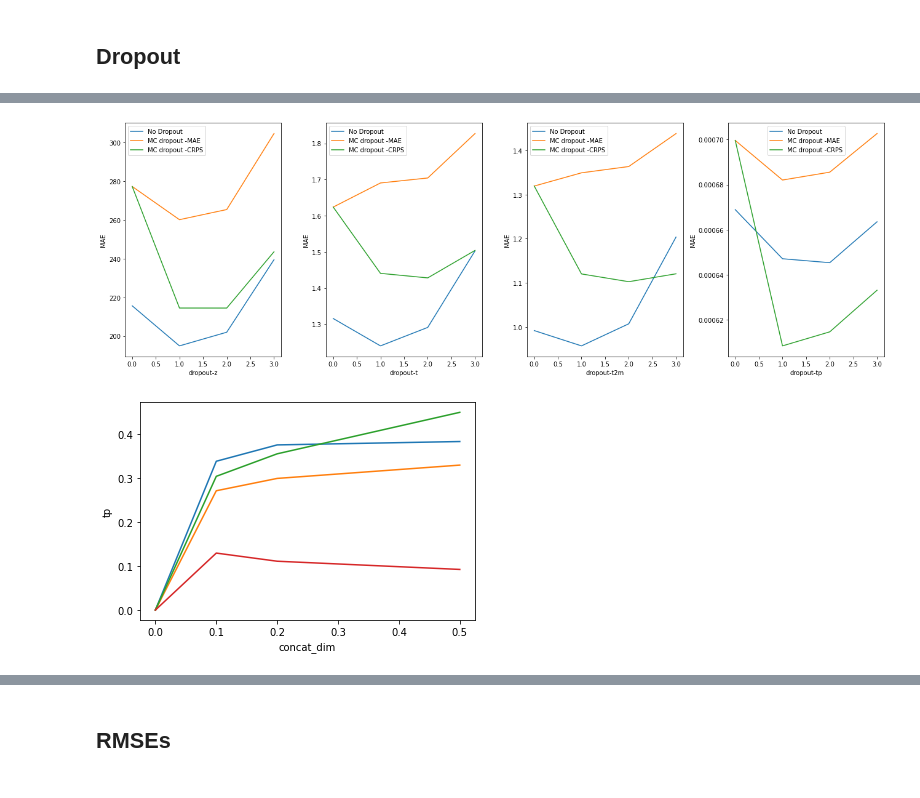
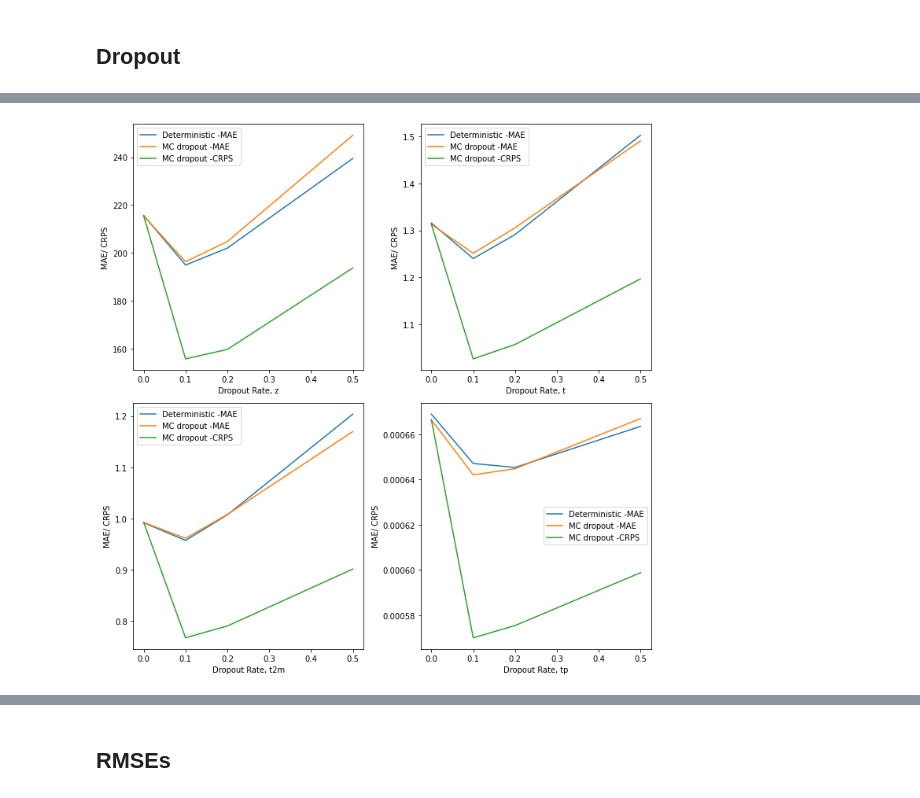
Before and after one commit to sagar-garg/WeatherBench, a Jupyter notebook: nbs_probabilistic/Data Maps.ipynb, the cells around one changed output, grey strips where cells are left out. Drawn from its saved outputs; the diff is of its cells as text; code cells hidden in the pictures.

```diff
--- a/nbs_probabilistic/Data Maps.ipynb
+++ b/nbs_probabilistic/Data Maps.ipynb
@@ -136,3 +217,12 @@ for j, v in enumerate(['z', 't', 't2m', 'tp']):
+# %%
+#Categorical (Difference of Input)
+cat = xr.open_dataset(f'{result_dir}/preds_cat_ens.nc')
+fig, axs = plt.subplots(4, 1, figsize=(6, 15))
+for j, v in enumerate(['z', 't', 't2m', 'tp']):
+
+    cat[v].sel(time='2018-07-01T00').mean('member').plot(ax=axs[j])
+    axs[j].set_title(f'July 1 2018 00UTC- {v}')
+fig.tight_layout()
 # %% [markdown]
 # Scores
 # %% [markdown]
@@ -141,14 +231,17 @@ for j, v in enumerate(['z', 't', 't2m', 'tp']):
 dropout_det_rmse=xr.open_dataset(f'{result_dir}/dropout_det_rmse.nc')
 dropout_mc_rmse=xr.open_dataset(f'{result_dir}/dropout_rmse.nc')
 # %%
-fig, ax = plt.subplots(1, 4, figsize=(18 , 6))
+fig, ax = plt.subplots(2, 2, figsize=(10 , 10))
+x=[0.0, 0.1, 0.2, 0.5]
 for j, v in enumerate(['z','t','t2m','tp']):
 
-    ax[j].plot(dropout_det_rmse[v], label='No Dropout')
-    ax[j].plot(dropout_mc_rmse[v], label='MC dropout')
-    ax[j].set_xlabel(f'dropout-{v}')
-    ax[j].set_ylabel('RMSE')
+    ax[j//2][j%2].plot(x, dropout_det_rmse[v], label='Deterministic')
+    ax[j//2][j%2].plot(x, dropout_mc_rmse[v], label='MC dropout')
+    ax[j//2][j%2].set_xlabel(f'Dropout Rate, {v}')
+    ax[j//2][j%2].set_ylabel('RMSE')
 #ax.set_title("Simple Plot")
-    ax[j].legend()
+    ax[j//2][j%2].legend()
     fig.tight_layout()
+plt.savefig(f'{result_dir}/figures/det_dr_rmse.pdf')
+#plt.savefig(f'{result_dir}/figures/det_dr_rmse.eps', format='eps')
 # %% [output]
@@ -160,24 +253,21 @@ dropout_mc_crps=xr.open_dataset(f'{result_dir}/dropout_crps.nc')
 # %%
 
 
-fig, ax = plt.subplots(1, 4, figsize=(18 , 6))
+fig, ax = plt.subplots(2, 2, figsize=(10 , 10))
+x=[0.0, 0.1, 0.2, 0.5]
 for j, v in enumerate(['z','t','t2m','tp']):
-    ax[j].plot(dropout_det_mae[v], label='No Dropout')
-    ax[j].plot(dropout_mc_mae[v], label='MC dropout -MAE')
-    ax[j].plot(dropout_mc_crps[v], label='MC dropout -CRPS')
-    ax[j].set_xlabel(f'dropout-{v}')
-    ax[j].set_ylabel('MAE')
+    ax[j//2][j%2].plot(x, dropout_det_mae[v], label='Deterministic -MAE')
+    ax[j//2][j%2].plot(x, dropout_mc_mae[v], label='MC dropout -MAE')
+    ax[j//2][j%2].plot(x, dropout_mc_crps[v], label='MC dropout -CRPS')
+    ax[j//2][j%2].set_xlabel(f'Dropout Rate, {v}')
+    ax[j//2][j%2].set_ylabel('MAE/ CRPS')
 #ax.set_title("Simple Plot")
-    ax[j].legend()
+    ax[j//2][j%2].legend()
     fig.tight_layout()
+plt.savefig(f'{result_dir}/figures/det_dr_crps.pdf')
 # %% [output]
-[figure, old version]
+[figure, new version]
 # %%
 #Why is deterministic forecast better performing (both RMSE, CRPS) than MC. Is it the same network?
 # %%
 dropout_mc_ss=xr.open_dataset(f'{result_dir}/dropout_spreadskill.nc')
-# %%
-for v in ['z','t','t2m','tp']:
-    dropout_mc_ss[v].plot()
-# %% [output]
-[figure, removed]
```
Also changed, not shown: parts of 38 cells of this notebook.
